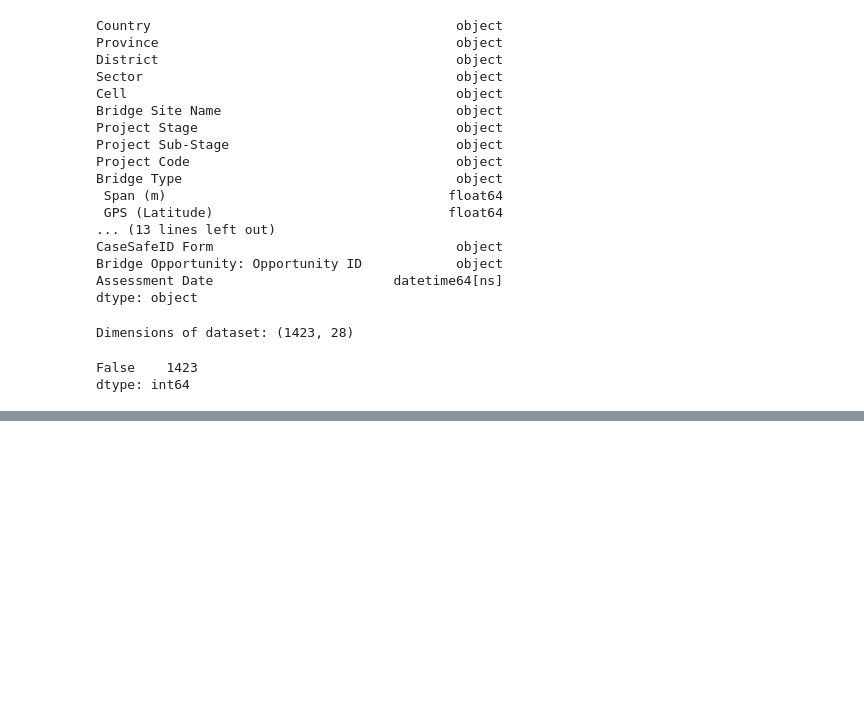
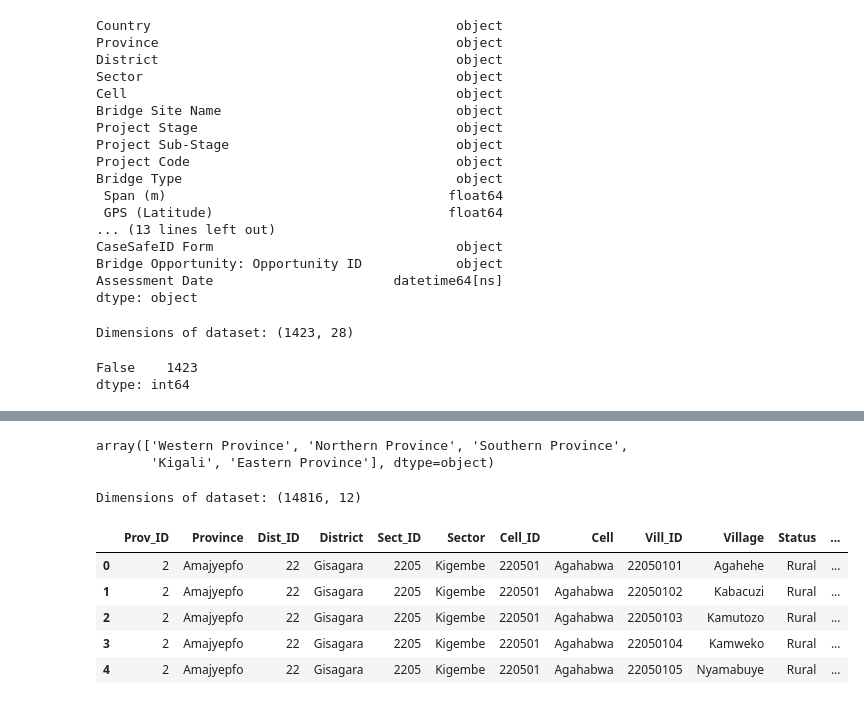
Before and after one commit to BloomTech-Labs/Labs25-Bridges_to_Prosperity-TeamC-ds, a Jupyter notebook: notebooks/cleaningv2.ipynb, the cells around one changed output, grey strips where cells are left out. Drawn from its saved outputs; the diff is of its cells as text; code cells hidden in the pictures; blank space fills up the shorter version.

Commit message:
started createing mapping to get gov ID to b2p data

```diff
--- a/notebooks/cleaningv2.ipynb
+++ b/notebooks/cleaningv2.ipynb
@@ -184,0 +194,22 @@ dtype: int64
+# %%
+print(melted_df['Province'].unique())
+
+print(melted_df['Dist'].unique())
+# %% [output]
+array(['Western Province', 'Northern Province', 'Southern Province',
+       'Kigali', 'Eastern Province'], dtype=object)
+# %%
+# Read in the Data of Government Entities with Government IDs
+
+gov_file_path = 'https://raw.githubusercontent.com/tmbern/Labs25-Bridges_to_Prosperity-TeamC-ds/main/Rwanda%20Administrative%20Levels%20and%20Codes_Province%20through%20Village_2019.02.28.csv'
+gov_df = pd.read_csv(gov_file_path, encoding='latin-1')
+print(f'Dimensions of dataset: {gov_df.shape}')
+gov_df.head()
+# %% [output]
+Dimensions of dataset: (14816, 12)
+|  | Prov_ID | Province | Dist_ID | District | Sect_ID | Sector | Cell_ID | Cell | Vill_ID | Village | Status | ... |
+| 0 | 2 | Amajyepfo | 22 | Gisagara | 2205 | Kigembe | 220501 | Agahabwa | 22050101 | Agahehe | Rural | ... |
+| 1 | 2 | Amajyepfo | 22 | Gisagara | 2205 | Kigembe | 220501 | Agahabwa | 22050102 | Kabacuzi | Rural | ... |
+| 2 | 2 | Amajyepfo | 22 | Gisagara | 2205 | Kigembe | 220501 | Agahabwa | 22050103 | Kamutozo | Rural | ... |
+| 3 | 2 | Amajyepfo | 22 | Gisagara | 2205 | Kigembe | 220501 | Agahabwa | 22050104 | Kamweko | Rural | ... |
+| 4 | 2 | Amajyepfo | 22 | Gisagara | 2205 | Kigembe | 220501 | Agahabwa | 22050105 | Nyamabuye | Rural | ... |
```
Also changed, not shown: parts of 11 cells of this notebook.
